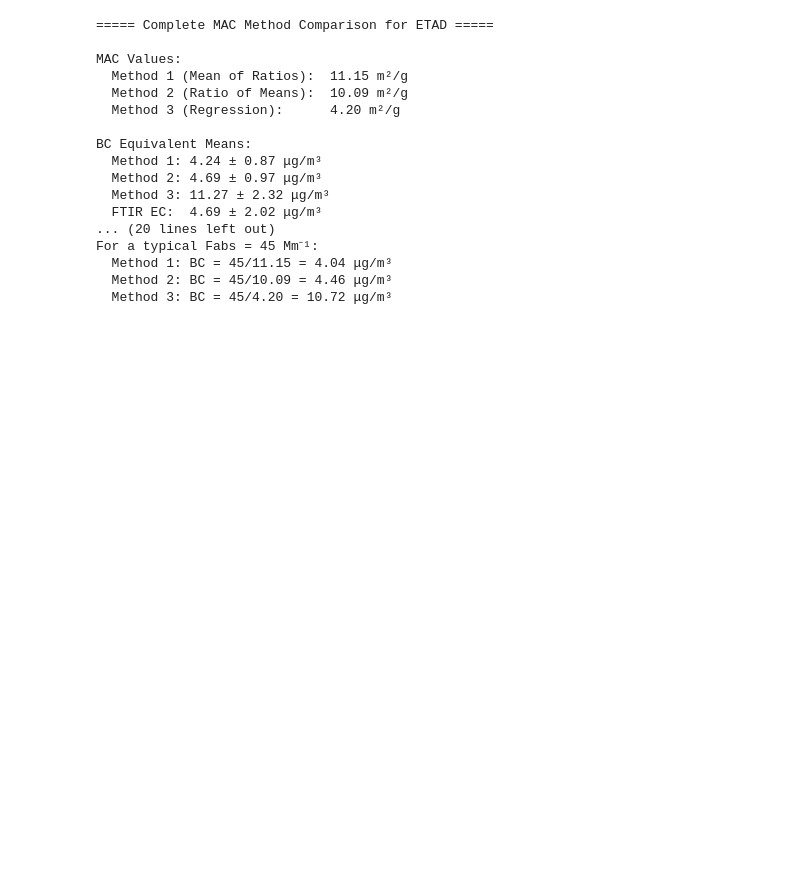
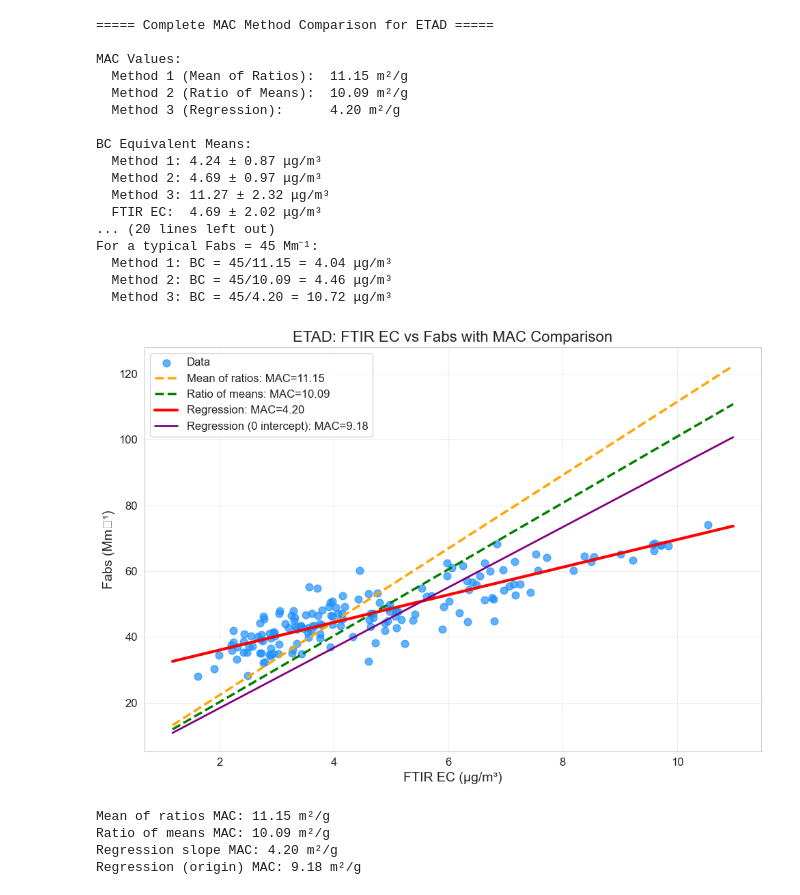
Before and after one commit to ahzs645/aethdata-analysis, a Jupyter notebook: EC HIPS/main.ipynb, the cells around one changed output. Saved outputs shown, nothing was run; the diff lists cells and outputs as text; code cells hidden in the pictures; blank space fills up the shorter version.

Commit message:
y intercept set to 0

```diff
--- a/EC HIPS/main.ipynb
+++ b/EC HIPS/main.ipynb
@@ -2360,3 +2823,71 @@ For a typical Fabs = 45 Mm⁻¹:
   Method 1: BC = 45/11.15 = 4.04 μg/m³
   Method 2: BC = 45/10.09 = 4.46 μg/m³
   Method 3: BC = 45/4.20 = 10.72 μg/m³
+# %%
+import numpy as np
+import matplotlib.pyplot as plt
+import seaborn as sns
+from sklearn.linear_model import LinearRegression
+
+def plot_mac_comparison(df, site_code):
+    """
+    Compare and visualize FTIR EC vs Fabs with all MAC calculation methods overlaid.
+
+    Parameters:
+    -----------
+    df : DataFrame (must have 'ec_ftir' and 'fabs')
+    site_code : str
+        Site identifier, for labeling.
+    """
+    sns.set_style('whitegrid')
+    fig, ax = plt.subplots(figsize=(10, 7))
+
+    # Scatter plot of all data
+    ax.scatter(df['ec_ftir'], df['fabs'], alpha=0.7, s=60, c='dodgerblue', label='Data')
+
+    # Axis limits for lines
+    xlims = ax.get_xlim()
+    x_fit = np.linspace(max(0, xlims[0]), xlims[1], 100)
+
+    # --- Method 1: Mean of individual MACs ---
+    mean_mac = (df['fabs'] / df['ec_ftir']).mean()
+    # For illustration, plot y = mean_mac * x (as a line)
+    ax.plot(x_fit, mean_mac * x_fit, '--', color='orange', lw=2.5, label=f'Mean of ratios: MAC={mean_mac:.2f}')
+
+    # --- Method 2: Ratio of means ---
+    ratio_mac = df['fabs'].mean() / df['ec_ftir'].mean()
+    ax.plot(x_fit, ratio_mac * x_fit, '--', color='green', lw=2.5, label=f'Ratio of means: MAC={ratio_mac:.2f}')
+
+    # --- Method 3: Standard regression (with intercept) ---
+    slope, intercept = np.polyfit(df['ec_ftir'], df['fabs'], 1)
+    ax.plot(x_fit, slope * x_fit + intercept, '-', color='red', lw=3, label=f'Regression: MAC={slope:.2f}')
+
+    # --- Method 4: Regression forced through origin ---
+    reg_origin = LinearRegression(fit_intercept=False)
+    X = df[['ec_ftir']].values
+    y = df['fabs'].values
+    reg_origin.fit(X, y)
+    mac_origin = reg_origin.coef_[0]
+    ax.plot(x_fit, mac_origin * x_fit, '-', color='purple', lw=2, label=f'Regression (0 intercept): MAC={mac_origin:.2f}')
+
+    # --- Annotations and formatting ---
+    ax.set_xlabel('FTIR EC (μg/m³)', fontsize=14)
+    ax.set_ylabel('Fabs (Mm⁻¹)', fontsize=14)
+    ax.set_title(f'{site_code}: FTIR EC vs Fabs with MAC Comparison', fontsize=16)
+    ax.legend(fontsize=12)
+    ax.grid(True, alpha=0.3)
+    plt.tight_layout()
+    plt.show()
+
+    print(f"Mean of ratios MAC: {mean_mac:.2f} m²/g")
+    print(f"Ratio of means MAC: {ratio_mac:.2f} m²/g")
+    print(f"Regression slope MAC: {slope:.2f} m²/g")
+    print(f"Regression (origin) MAC: {mac_origin:.2f} m²/g")
+
+plot_mac_comparison(data_metrics, SITE_OF_INTEREST)
+# %% [output]
+[figure, added]
+Mean of ratios MAC: 11.15 m²/g
+Ratio of means MAC: 10.09 m²/g
+Regression slope MAC: 4.20 m²/g
+Regression (origin) MAC: 9.18 m²/g
```
Also changed, not shown: parts of 1 cell of this notebook.
